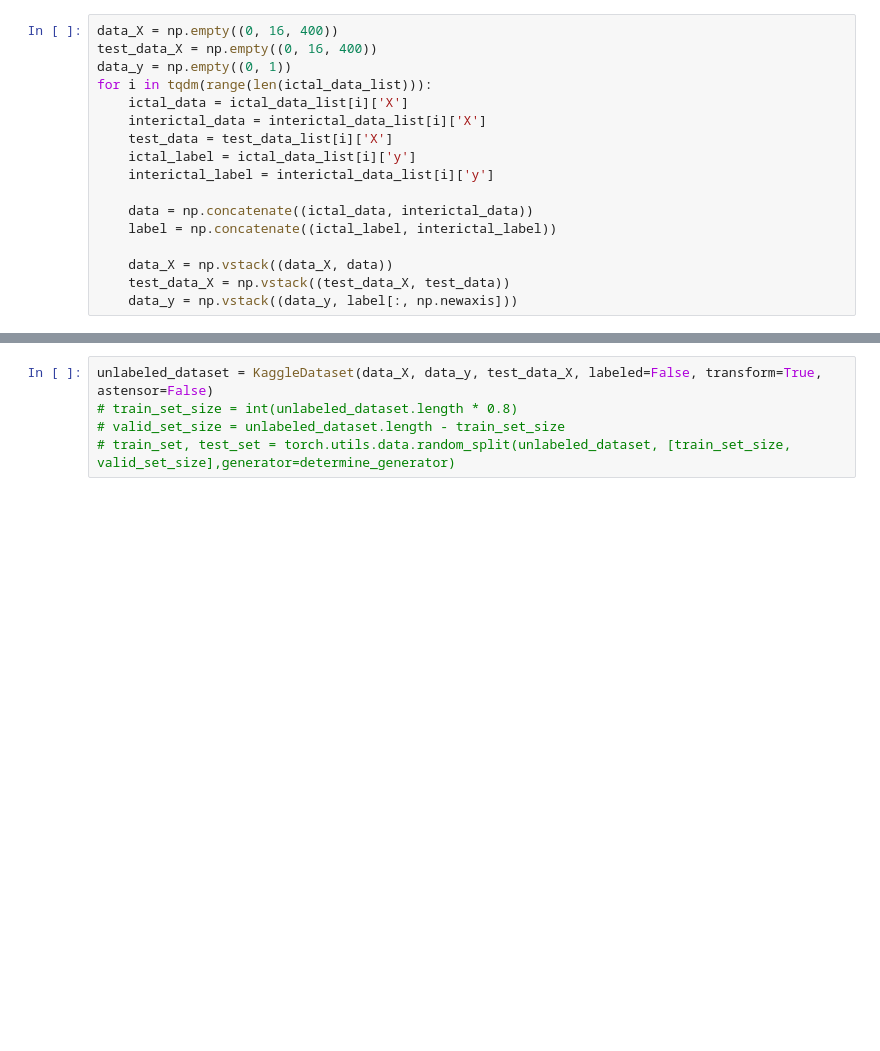
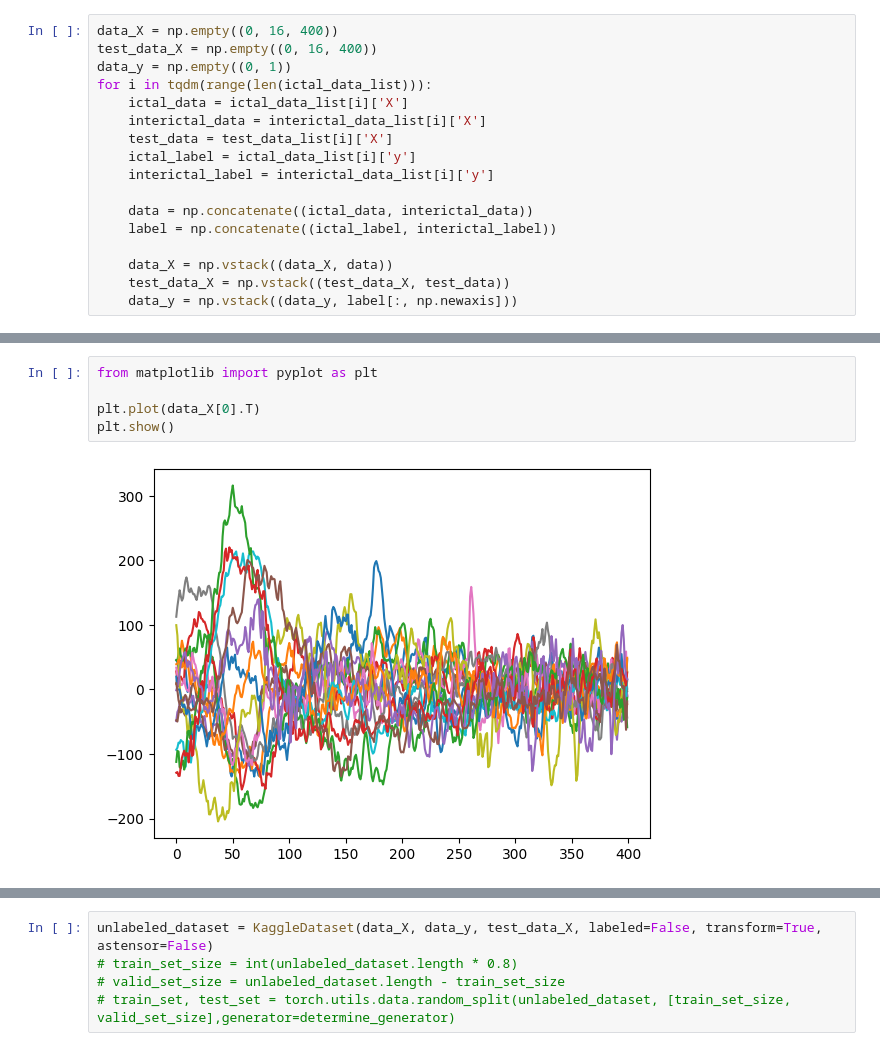
Before and after one commit to penn-cnt/RNS_Annotation-Pipeline, a Jupyter notebook: scripts/RNS_LITT_ANNOTATION_PIPELINE/kaggle_dog_scripts/kaggle_paper_predict.ipynb, the cells around one changed output, grey strips where cells are left out. Drawn from its saved outputs; the diff is of its cells as text; blank space fills up the shorter version.

Commit message:
result figure plots

```diff
--- a/scripts/RNS_LITT_ANNOTATION_PIPELINE/kaggle_dog_scripts/kaggle_paper_predict.ipynb
+++ b/scripts/RNS_LITT_ANNOTATION_PIPELINE/kaggle_dog_scripts/kaggle_paper_predict.ipynb
@@ -131,0 +144,7 @@ len(data_y)
+# %%
+from matplotlib import pyplot as plt
+
+plt.plot(data_X[0].T)
+plt.show()
+# %% [output]
+[figure, added]
```
Also changed, not shown: parts of 11 cells of this notebook, 9 other files.
